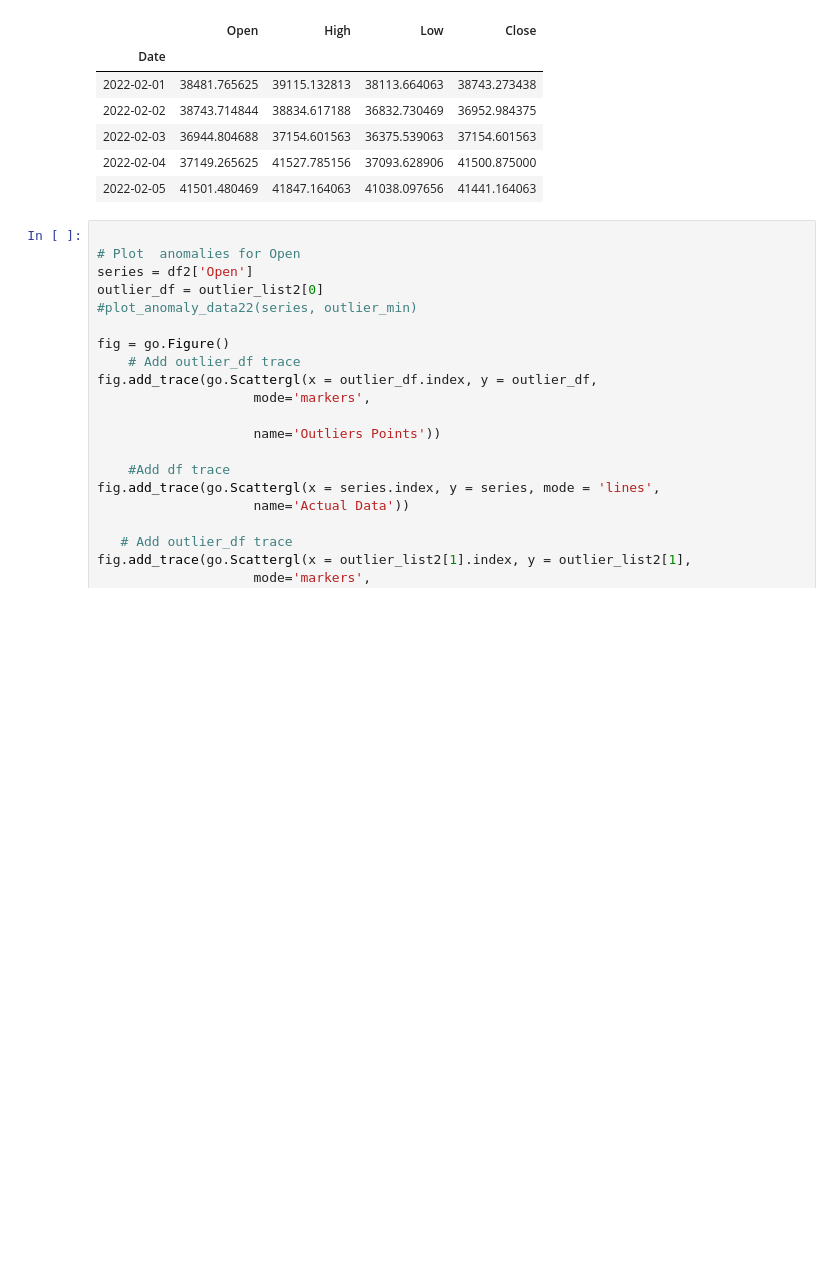
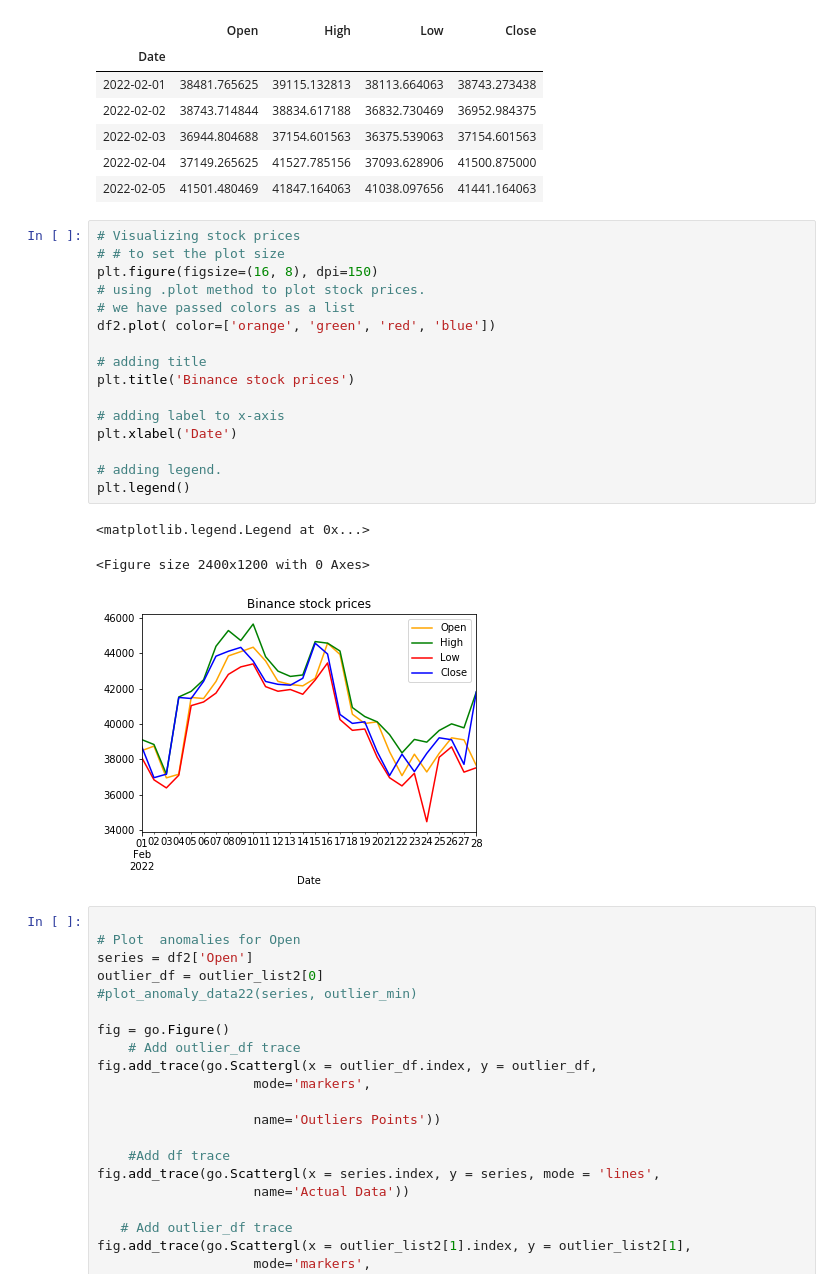
Before and after one commit to yosou20/multivariate_time-series_anomaly_detection, a Jupyter notebook: note1.ipynb, the cells around one changed output. Cells and saved outputs as stored; diff of their text form; blank space fills up the shorter version.

```diff
--- a/note1.ipynb
+++ b/note1.ipynb
@@ -282,6 +282,26 @@ df2.head()
 | 2022-02-03 | 36944.804688 | 37154.601563 | 36375.539063 | 37154.601563 |
 | 2022-02-04 | 37149.265625 | 41527.785156 | 37093.628906 | 41500.875000 |
 | 2022-02-05 | 41501.480469 | 41847.164063 | 41038.097656 | 41441.164063 |
+# %%
+# Visualizing stock prices
+# # to set the plot size
+plt.figure(figsize=(16, 8), dpi=150)
+# using .plot method to plot stock prices.
+# we have passed colors as a list
+df2.plot( color=['orange', 'green', 'red', 'blue'])
+
+# adding title
+plt.title('Binance stock prices')
+
+# adding label to x-axis
+plt.xlabel('Date')
+
+# adding legend.
+plt.legend()
+# %% [output]
+<matplotlib.legend.Legend at 0x...>
+<Figure size 2400x1200 with 0 Axes>
+[figure, added]
 # %%
 
 # Plot  anomalies for Open
```
